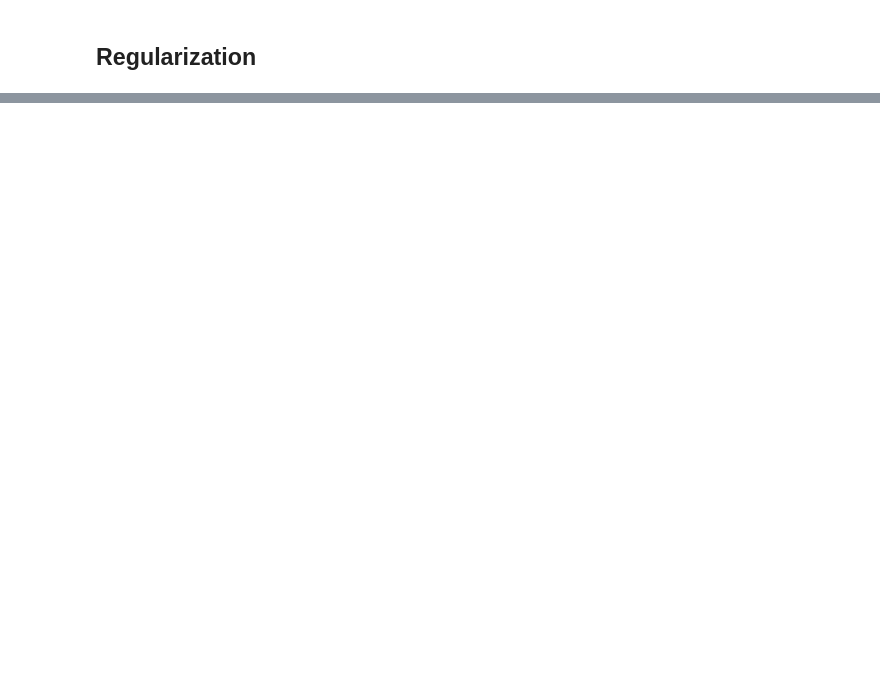
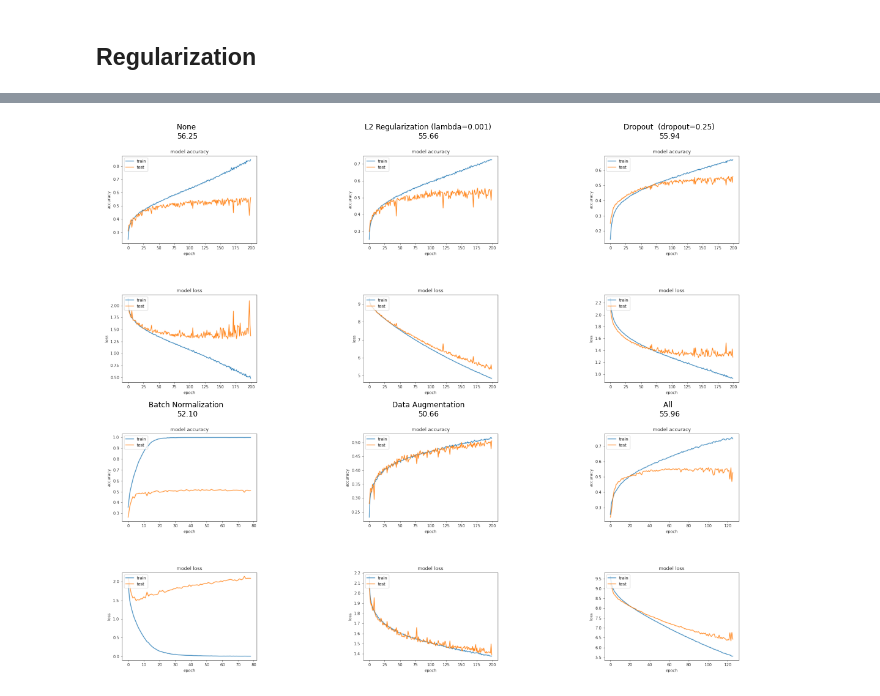
Before and after one commit to MiguelTaibo/MLLB-DL-Project, a Jupyter notebook: 4_1_MLPgraphs.ipynb, the cells around one changed output, grey strips where cells are left out. Saved outputs shown, nothing was run; the diff lists cells and outputs as text; code cells hidden in the pictures; blank space fills up the shorter version.

Commit message:
fix accuracy comparison

```diff
--- a/4_1_MLPgraphs.ipynb
+++ b/4_1_MLPgraphs.ipynb
@@ -26,3 +26,6 @@ def checkJson(json, name=None, initial_lr=None, dropout=None, l2_reg=None, batch
 
 def confidenceInterval(accuracy, n_test):
     return 1.96*np.sqrt(accuracy*(100-accuracy)/n_test)
+
+def getBestValAcc(data):
+    return np.amax(np.array(list(data["train_augmentation_result"]["val_accuracy"].values())))
@@ -71,13 +83,13 @@ for subdir, dirs, files in os.walk(rootdir):
             data = json.load(f)
             if checkJson(data["parameters"], name="MLP-2layers-reg"):
                 # header += "$"+str('{:.3f}'.format(data["parameters"]["l2_reg"])) + "$ & "
-                row2+= "$"+str('{:.2f}'.format(data["test_accuracy"]*100))+"\pm"+str('{:.2f}'.format(confidenceInterval(data["test_accuracy"]*100, 10_000))) + "$ &"
+                row2+= "$"+str('{:.2f}'.format(getBestValAcc(data)*100))+"\pm"+str('{:.2f}'.format(confidenceInterval(getBestValAcc(data)*100, 10_000))) + "$ &"
             if checkJson(data["parameters"], name="MLP-4layers-reg"):
                 # header += "$"+str('{:.3f}'.format(data["parameters"]["l2_reg"])) + "$ & "
-                row4+= "$"+str('{:.2f}'.format(data["test_accuracy"]*100))+"\pm"+str('{:.2f}'.format(confidenceInterval(data["test_accuracy"]*100, 10_000))) + "$ &"
+                row4+= "$"+str('{:.2f}'.format(getBestValAcc(data)*100))+"\pm"+str('{:.2f}'.format(confidenceInterval(getBestValAcc(data)*100, 10_000))) + "$ &"
             if checkJson(data["parameters"], name="MLP-8layers-reg"):
                 # header += "$"+str('{:.3f}'.format(data["parameters"]["l2_reg"])) + "$ & "
-                row8+= "$"+str('{:.2f}'.format(data["test_accuracy"]*100))+"\pm"+str('{:.2f}'.format(confidenceInterval(data["test_accuracy"]*100, 10_000))) + "$ &"
+                row8+= "$"+str('{:.2f}'.format(getBestValAcc(data)*100))+"\pm"+str('{:.2f}'.format(confidenceInterval(getBestValAcc(data)*100, 10_000))) + "$ &"
 
 
 print(header[0:-1])
@@ -98,13 +110,13 @@ for subdir, dirs, files in os.walk(rootdir):
             data = json.load(f)
             if checkJson(data["parameters"], name="MLP-2layers-dropout"):
                 header += "$"+str('{:.3f}'.format(data["parameters"]["dropout"])) + "$ & "
-                row2+= "$"+str('{:.2f}'.format(data["test_accuracy"]*100))+"\pm"+str('{:.2f}'.format(confidenceInterval(data["test_accuracy"]*100, 10_000))) + "$ &"
+                row2+= "$"+str('{:.2f}'.format(getBestValAcc(data)*100))+"\pm"+str('{:.2f}'.format(confidenceInterval(getBestValAcc(data)*100, 10_000))) + "$ &"
             if checkJson(data["parameters"], name="MLP-4layers-dropout"):
                 # header += "$"+str('{:.3f}'.format(data["parameters"]["l2_reg"])) + "$ & "
-                row4+= "$"+str('{:.2f}'.format(data["test_accuracy"]*100))+"\pm"+str('{:.2f}'.format(confidenceInterval(data["test_accuracy"]*100, 10_000))) + "$ &"
+                row4+= "$"+str('{:.2f}'.format(getBestValAcc(data)*100))+"\pm"+str('{:.2f}'.format(confidenceInterval(getBestValAcc(data)*100, 10_000))) + "$ &"
             if checkJson(data["parameters"], name="MLP-8layers-dropout"):
                 # header += "$"+str('{:.3f}'.format(data["parameters"]["l2_reg"])) + "$ & "
-                row8+= "$"+str('{:.2f}'.format(data["test_accuracy"]*100))+"\pm"+str('{:.2f}'.format(confidenceInterval(data["test_accuracy"]*100, 10_000))) + "$ &"
+                row8+= "$"+str('{:.2f}'.format(getBestValAcc(data)*100))+"\pm"+str('{:.2f}'.format(confidenceInterval(getBestValAcc(data)*100, 10_000))) + "$ &"
 
 
 print(header[0:-1])
@@ -136,6 +148,7 @@ for subdir, dirs, files in os.walk(rootdir):
 
             if data["parameters"]["batch_norm"] and data["parameters"]["dropout"]>0:
                 j = 9
+                print("y")
             elif "l2_reg" in data["parameters"].keys() and data["parameters"]["l2_reg"]>0:
                 if data["parameters"]["l2_reg"]==0.001:
                     j = 0
@@ -158,8 +171,8 @@ for subdir, dirs, files in os.walk(rootdir):
                 j = 8
 
             #print(dir, i, j)
-            acc = '{:.2f}'.format(data["test_accuracy"]*100)
-            ci = '{:.2f}'.format(confidenceInterval(data["test_accuracy"]*100, 10_000))
+            acc = '{:.2f}'.format(getBestValAcc(data)*100)
+            ci = '{:.2f}'.format(confidenceInterval(getBestValAcc(data)*100, 10_000))
 
             if i!=-1 and j!=-1:
                 datas[j][i]={"acc":acc, "ci":ci}
@@ -174,5 +201,5 @@ for row in datas:
 # %%
-fig, axs = plt.subplots(2,6,figsize=(23,6))
+fig, axs = plt.subplots(4,3,figsize=(20,16))
 for ax in axs:
     for a in ax:
         a.set_axis_off()
@@ -186,45 +213,47 @@ for subdir, dirs, files in os.walk(rootdir):
 
                 if data["parameters"]["batch_norm"] and data["parameters"]["dropout"]>0:
                     img = mpimg.imread(rootdir+dir+"/accuracy.png")
-                    axs[0,5].set_title("All \n"+'{:.2f}'.format(data["test_accuracy"]*100))
-                    axs[0,5].imshow(img)
+                    axs[2,2].set_title("All \n"+'{:.2f}'.format(getBestValAcc(data)*100))
+                    axs[2,2].imshow(img)
 
                     img = mpimg.imread(rootdir+dir+"/loss.png")
-                    axs[1,5].imshow(img)
+                    axs[3,2].imshow(img)
                 elif "l2_reg" in data["parameters"].keys() and data["parameters"]["l2_reg"]==0.001:
                     img = mpimg.imread(rootdir+dir+"/accuracy.png")
                     axs[0,1].imshow(img)
-                    axs[0,1].set_title("L2 Regularization (lambda=0.001)\n"+'{:.2f}'.format(data["test_accuracy"]*100))
+                    axs[0,1].set_title("L2 Regularization (lambda=0.001)\n"+'{:.2f}'.format(getBestValAcc(data)*100))
 
                     img = mpimg.imread(rootdir+dir+"/loss.png")
                     axs[1,1].imshow(img)
                 elif data["parameters"]["dropout"]==0.25:
                     img = mpimg.imread(rootdir+dir+"/accuracy.png")
-                    axs[0,2].set_title("Dropout  (dropout=0.25)\n"+'{:.2f}'.format(data["test_accuracy"]*100))
+                    axs[0,2].set_title("Dropout  (dropout=0.25)\n"+'{:.2f}'.format(getBestValAcc(data)*100))
                     axs[0,2].imshow(img)
 
 
                     img = mpimg.imread(rootdir+dir+"/loss.png")
                     axs[1,2].imshow(img)
 
                 elif data["parameters"]["batch_norm"]:
                     img = mpimg.imread(rootdir+dir+"/accuracy.png")
-                    axs[0,3].set_title("Batch Normalization \n"+'{:.2f}'.format(data["test_accuracy"]*100))
-                    axs[0,3].imshow(img)
+                    axs[2,0].set_title("Batch Normalization \n"+'{:.2f}'.format(getBestValAcc(data)*100))
+                    axs[2,0].imshow(img)
 
                     img = mpimg.imread(rootdir+dir+"/loss.png")
-                    axs[1,3].imshow(img)
+                    axs[3,0].imshow(img)
                 elif data["parameters"]["data_aug"]:
                     img = mpimg.imread(rootdir+dir+"/accuracy.png")
-                    axs[0,4].set_title("Data Augmentation\n"+'{:.2f}'.format(data["test_accuracy"]*100))
-                    axs[0,4].imshow(img)
+                    axs[2,1].set_title("Data Augmentation\n"+'{:.2f}'.format(getBestValAcc(data)*100))
+                    axs[2,1].imshow(img)
 
                     img = mpimg.imread(rootdir+dir+"/loss.png")
-                    axs[1,4].imshow(img)
+                    axs[3,1].imshow(img)
                 elif data["parameters"]["name_model"]=="MLP-4layers" and data["parameters"]["initial_lr"]==0.01:
                     img = mpimg.imread(rootdir+dir+"/accuracy.png")
-                    axs[0,0].set_title("None \n"+'{:.2f}'.format(data["test_accuracy"]*100))
+                    axs[0,0].set_title("None \n"+'{:.2f}'.format(getBestValAcc(data)*100))
                     axs[0,0].imshow(img)
 
                     img = mpimg.imread(rootdir+dir+"/loss.png")
                     axs[1,0].imshow(img)
+# %% [output]
+[figure, added]
```
Also changed, not shown: parts of 3 cells of this notebook.
